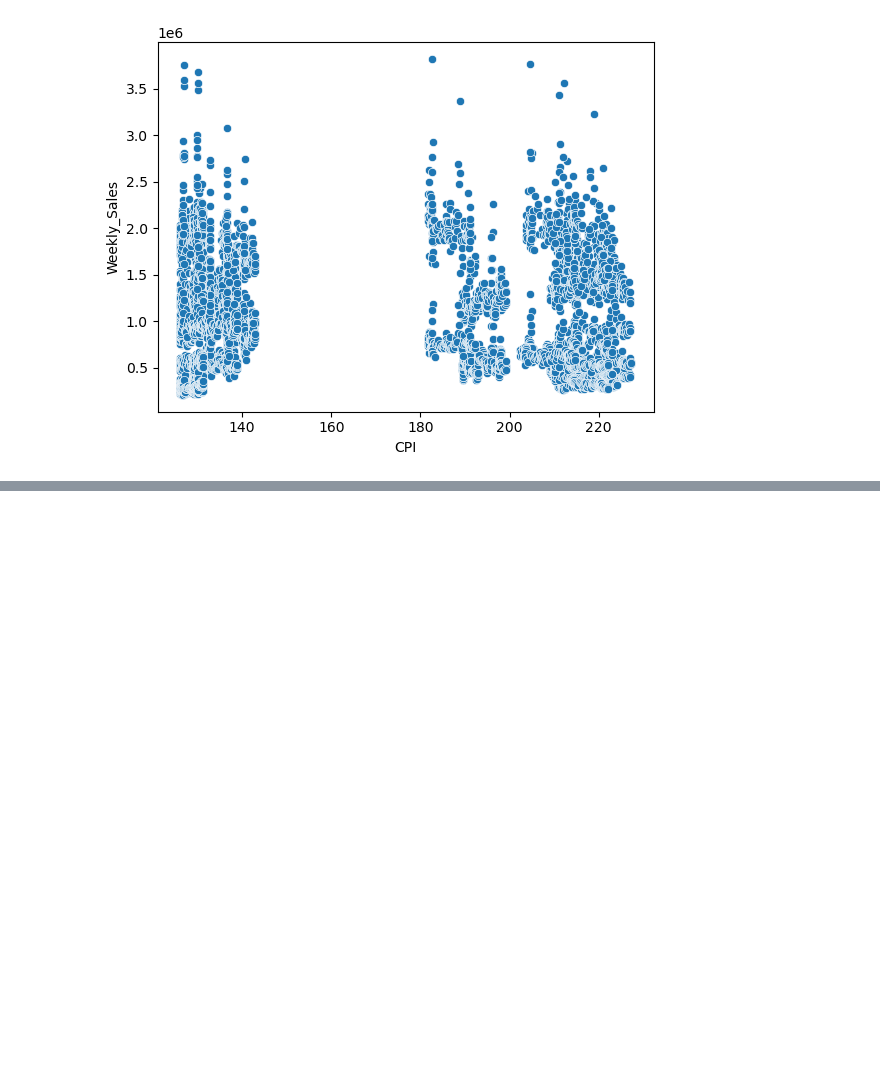
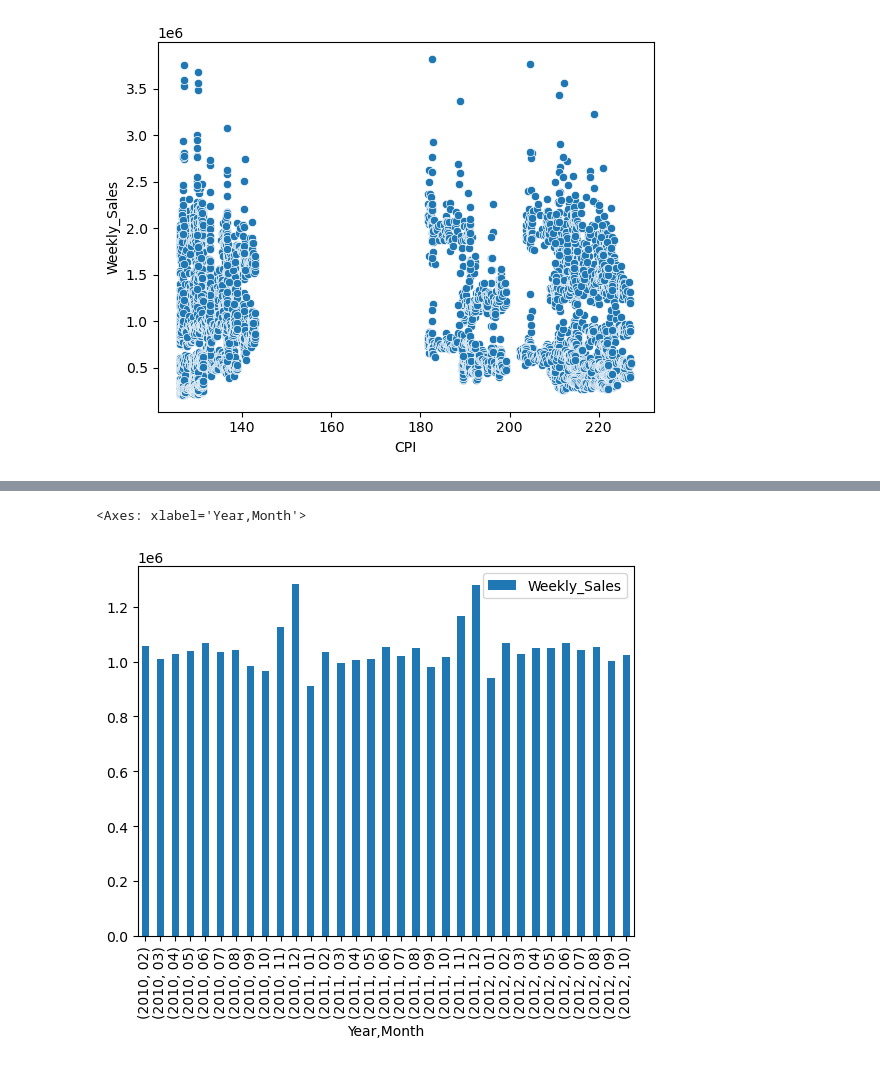
Before and after one commit to sanskrutibhole/Walmart_Sales-EDA-Practice, a Jupyter notebook: Walmart_Sales EDA.ipynb, the cells around one changed output, grey strips where cells are left out. Drawn from its saved outputs; the diff is of its cells as text; code cells hidden in the pictures; blank space fills up the shorter version.

```diff
--- a/Walmart_Sales EDA.ipynb
+++ b/Walmart_Sales EDA.ipynb
@@ -321,0 +355,6 @@ sns.scatterplot(x='CPI', y='Weekly_Sales', data=df)
+# %%
+df['z_score'] = stats.zscore(df['Weekly_Sales'])
+df
+#Z_SCORE - is how much standard deviations away our data is from the mean - for outliers the data is (-3,3)
+#eg : if z score is 1.33 then our data is 1.33 SD away from the mean
+#df.std(numeric_only=True)
@@ -321,0 +402,2 @@ sns.scatterplot(x='CPI', y='Weekly_Sales', data=df)
+# %%
+df['Year'] = df['Date'].str[6:]
@@ -321,0 +413,7 @@ sns.scatterplot(x='CPI', y='Weekly_Sales', data=df)
+# %%
+data = df.groupby(['Year','Month'])[['Weekly_Sales']].mean()
+data
+data.plot(kind = 'bar')
+# %% [output]
+<Axes: xlabel='Year,Month'>
+[figure, added]
```
Also changed, not shown: parts of 23 cells of this notebook.
